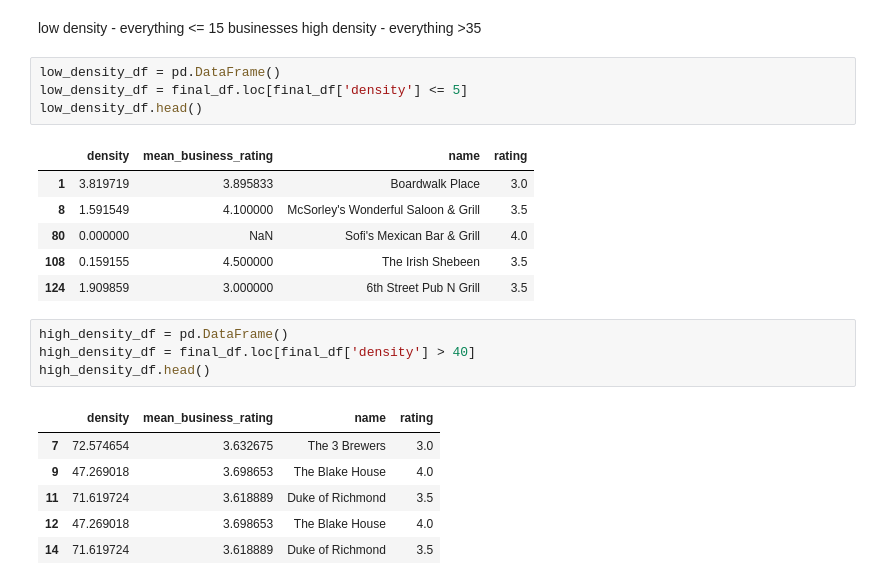
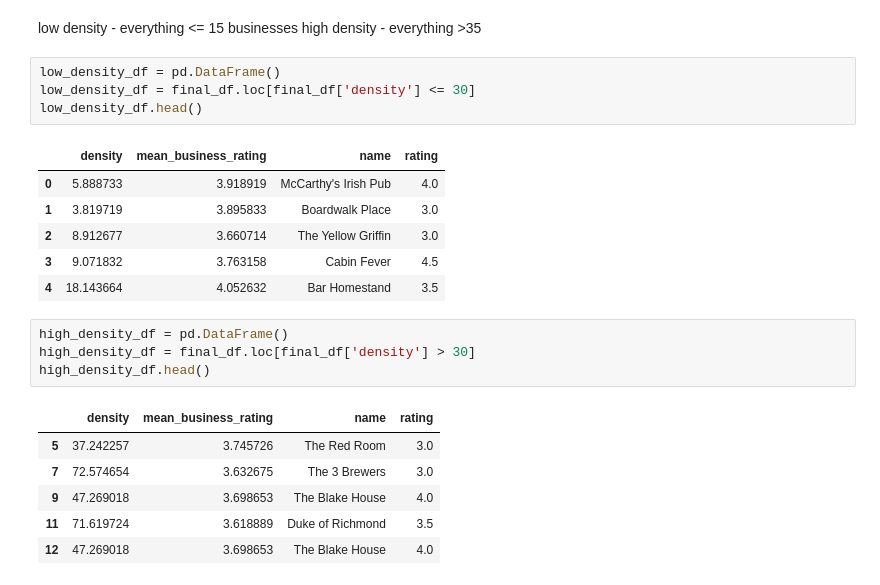
Before and after one commit to shrutirao94/Restaurant-Quality-and-Co-location-in-Toronto, a Jupyter notebook: Yelp_analysis_5.ipynb, the cells around one changed output. Saved outputs shown, nothing was run; the diff lists cells and outputs as text.

```diff
--- a/Yelp_analysis_5.ipynb
+++ b/Yelp_analysis_5.ipynb
@@ -34,23 +34,23 @@ low density - everything <= 15 businesses
 high density - everything >35
 # %%
 low_density_df = pd.DataFrame()
-low_density_df = final_df.loc[final_df['density'] <= 5]
+low_density_df = final_df.loc[final_df['density'] <= 30]
 low_density_df.head()
 # %% [output]
 |  | density | mean_business_rating | name | rating |
+| 0 | 5.888733 | 3.918919 | McCarthy's Irish Pub | 4.0 |
 | 1 | 3.819719 | 3.895833 | Boardwalk Place | 3.0 |
-| 8 | 1.591549 | 4.100000 | McSorley's Wonderful Saloon & Grill | 3.5 |
-| 80 | 0.000000 | NaN | Sofi's Mexican Bar & Grill | 4.0 |
-| 108 | 0.159155 | 4.500000 | The Irish Shebeen | 3.5 |
-| 124 | 1.909859 | 3.000000 | 6th Street Pub N Grill | 3.5 |
+| 2 | 8.912677 | 3.660714 | The Yellow Griffin | 3.0 |
+| 3 | 9.071832 | 3.763158 | Cabin Fever | 4.5 |
+| 4 | 18.143664 | 4.052632 | Bar Homestand | 3.5 |
 # %%
 high_density_df = pd.DataFrame()
-high_density_df = final_df.loc[final_df['density'] > 40]
+high_density_df = final_df.loc[final_df['density'] > 30]
 high_density_df.head()
 # %% [output]
 |  | density | mean_business_rating | name | rating |
+| 5 | 37.242257 | 3.745726 | The Red Room | 3.0 |
 | 7 | 72.574654 | 3.632675 | The 3 Brewers | 3.0 |
 | 9 | 47.269018 | 3.698653 | The Blake House | 4.0 |
 | 11 | 71.619724 | 3.618889 | Duke of Richmond | 3.5 |
 | 12 | 47.269018 | 3.698653 | The Blake House | 4.0 |
-| 14 | 71.619724 | 3.618889 | Duke of Richmond | 3.5 |
```
Also changed, not shown: parts of 5 cells of this notebook.
